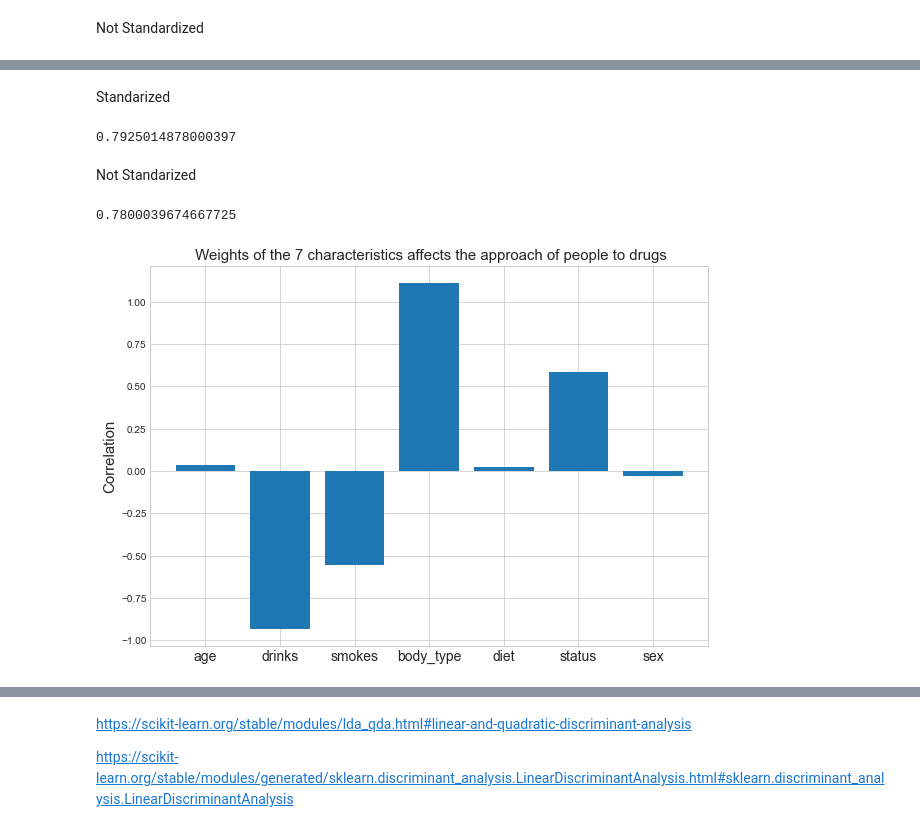
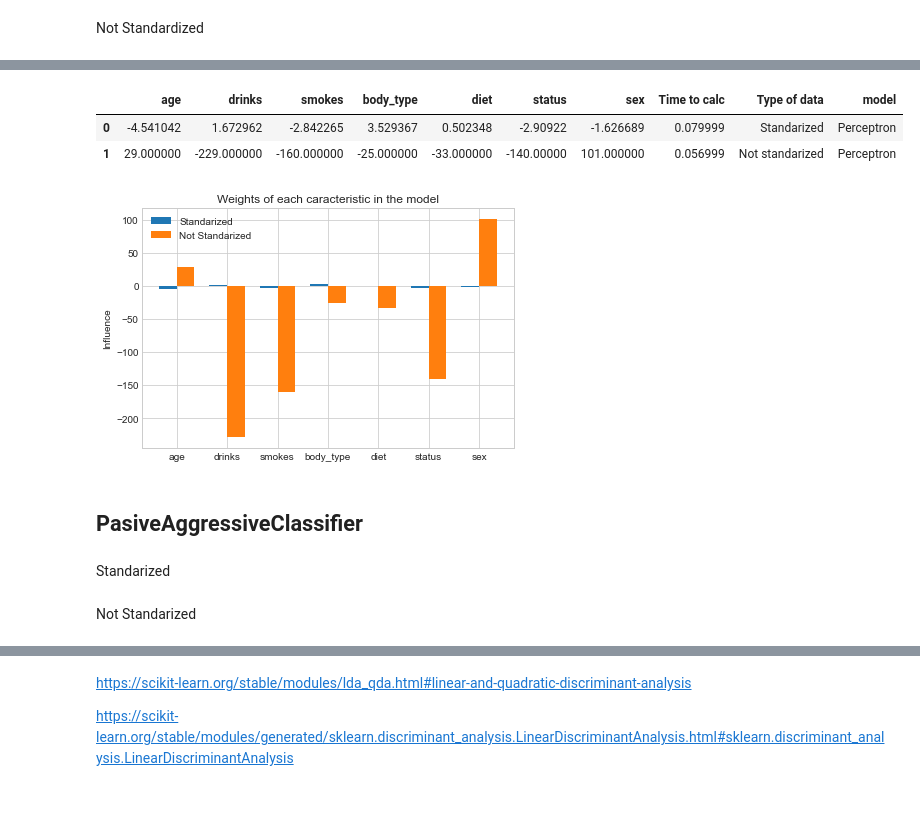
Before and after one commit to 4tolon/Date_a_Scientist, a Jupyter notebook: date-a-scientist.ipynb, the cells around one changed output, grey strips where cells are left out. Saved outputs shown, nothing was run; the diff lists cells and outputs as text; code cells hidden in the pictures; blank space fills up the shorter version.

```diff
--- a/date-a-scientist.ipynb
+++ b/date-a-scientist.ipynb
@@ -903,3 +892,45 @@ PasiveAggressiveClassifier
+# %%
+coefficients_P_s = model_drugs_P_s.coef_
+coefficients_P_ns = model_drugs_P_ns.coef_
+coeflist_P_s = coefficients_P_s.tolist()[0]
+coeflist_P_ns = coefficients_P_ns.tolist()[0]
+P_coef = [coeflist_P_s, coeflist_P_ns]
+
+df_P = DataFrame(P_coef)
+df_P.columns = ['age','drinks','smokes', 'body_type', 'diet', 'status', 'sex']
+df_P['Time to calc'] = [t_P_s, t_P_ns]
+df_P['Type of data'] = ['Standarized', 'Not standarized']
+df_P['model'] = 'Perceptron'
+df_P
+# %% [output]
+|  | age | drinks | smokes | body_type | diet | status | sex | Time to calc | Type of data | model |
+| 0 | -4.541042 | 1.672962 | -2.842265 | 3.529367 | 0.502348 | -2.90922 | -1.626689 | 0.079999 | Standarized | Perceptron |
+| 1 | 29.000000 | -229.000000 | -160.000000 | -25.000000 | -33.000000 | -140.00000 | 101.000000 | 0.056999 | Not standarized | Perceptron |
+# %%
+# create plot
+labels = ['age','drinks','smokes', 'body_type', 'diet', 'status', 'sex']
+
+x = np.arange(len(labels))  # the label locations
+width = 0.35  # the width of the bars
+
+fig, ax = plt.subplots()
+rects1 = ax.bar(x - width/2, coeflist_P_s, width, label='Standarized')
+rects2 = ax.bar(x + width/2, coeflist_P_ns, width, label='Not Standarized')
+
+# Add some text for labels, title and custom x-axis tick labels, etc.
+ax.set_ylabel('Influence')
+ax.set_title('Weights of each caracteristic in the model')
+ax.set_xticks(x)
+ax.set_xticklabels(labels)
+ax.legend()
+
+fig.tight_layout()
+
+plt.show()
+# %% [output]
+[figure, added]
+# %% [markdown]
+## PasiveAggressiveClassifier
 # %% [markdown]
 Standarized
 # %%
@@ -908,9 +939,9 @@ from sklearn.linear_model import PassiveAggressiveClassifier
 model_drugs_pac_s = PassiveAggressiveClassifier(loss='hinge')
 model_drugs_pac_s.fit(train_features_drugs,train_labels_drugs)
 done = time()
-print(model_drugs_pac_s.score(test_features_drugs, test_labels_drugs))
+
+sc_pac_s = model_drugs_pac_s.score(test_features_drugs, test_labels_drugs)
+t_pac_s = done - start
-# %% [output]
-0.7925014878000397
 # %% [markdown]
 Not Standarized
 # %%
@@ -920,21 +951,6 @@ start = time()
 model_drugs_pac_ns = PassiveAggressiveClassifier(loss='hinge')
 model_drugs_pac_ns.fit(train_data_drugs,train_labels_drugs)
 done = time()
-print(model_drugs_pac_ns.score(test_data_drugs, test_labels_drugs))
+
+sc_pac_ns = model_drugs_pac_ns.score(test_data_drugs, test_labels_drugs)
+t_pac_ns = done - start
-# %% [output]
-0.7800039674667725
-# %%
-coefficients_pac_s = model_drugs_pac_s.coef_
-coeflist_pac_s = coefficients_pac_s.tolist()[0]
-
-from matplotlib import pyplot as plt
-plt.figure(figsize = (10,7))
-ax = plt.subplot()
-plt.bar(range(len(coeflist_pac_s)), coeflist_pac_s)
-ax.set_xticks(range(len(coeflist_pac_s)));
-ax.set_xticklabels(['age','drinks','smokes', 'body_type', 'diet', 'status', 'sex'], size = 14)
-plt.ylabel("Correlation", size = 15)
-plt.title(" Weights of the 7 characteristics affects the approach of people to drugs", size = 15)
-plt.show()
-# %% [output]
-[figure, removed]
```
Also changed, not shown: parts of 51 cells of this notebook.
